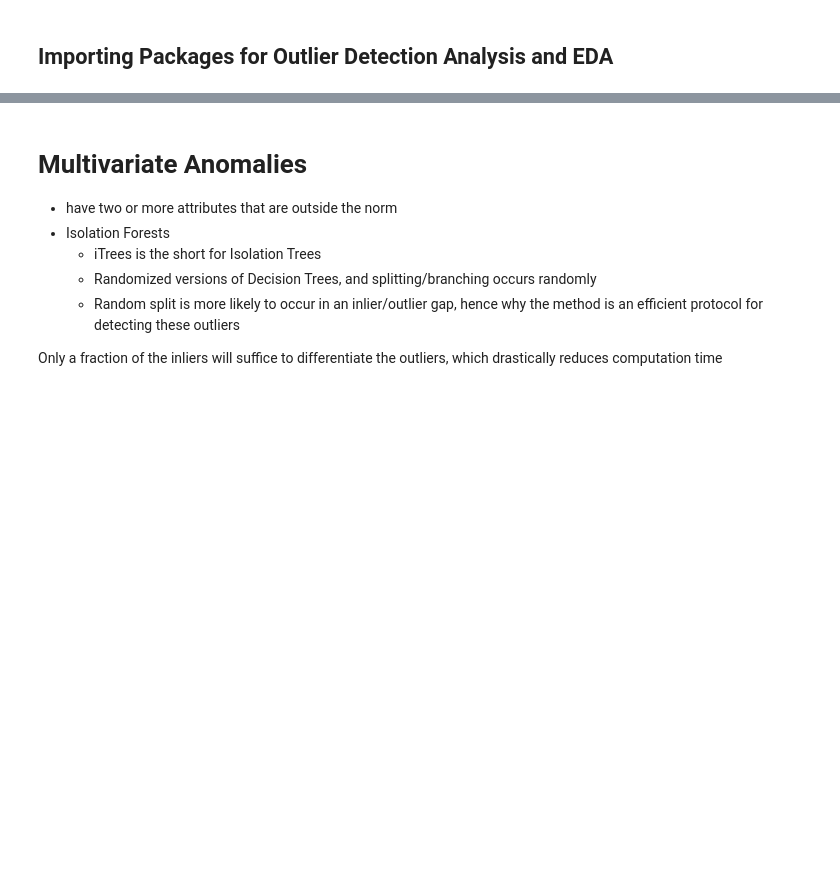
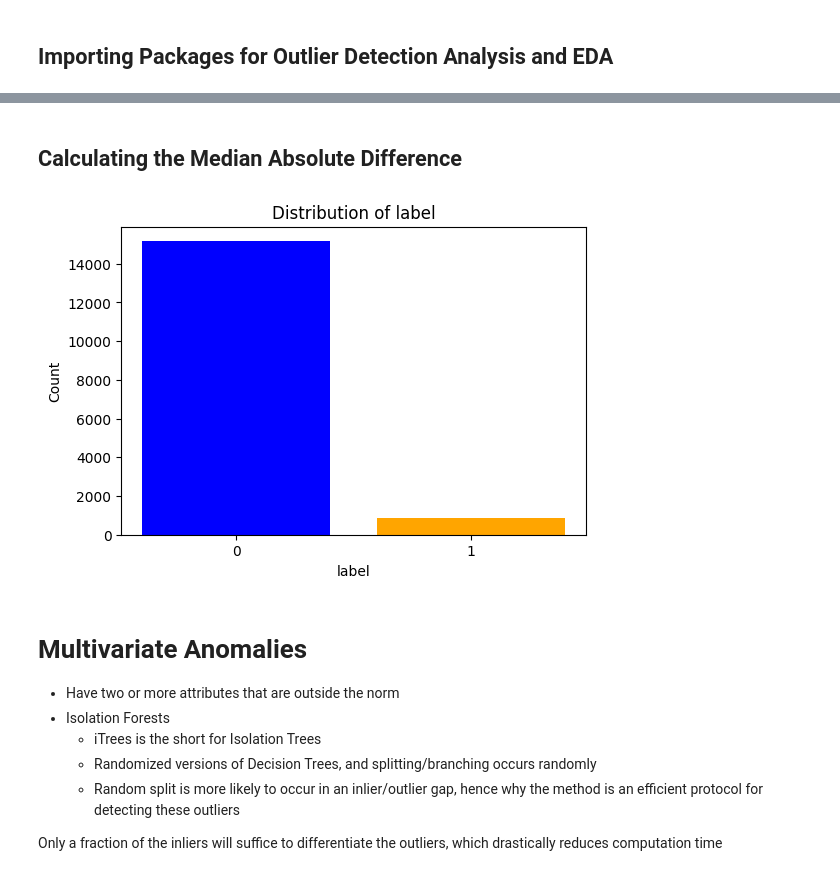
Before and after one commit to petartodorovic/Programming-Problems, a Jupyter notebook: RandomLearnings/AnomalyDetection.ipynb, the cells around one changed output, grey strips where cells are left out. Saved outputs shown, nothing was run; the diff lists cells and outputs as text; code cells hidden in the pictures; blank space fills up the shorter version.

```diff
--- a/RandomLearnings/AnomalyDetection.ipynb
+++ b/RandomLearnings/AnomalyDetection.ipynb
@@ -20,0 +20,7 @@ input_df = pd.read_csv("/Users/petartodorovic/Documents/Programming/Programming-
+# %%
+input_df = pd.read_csv("datasets/listings.csv")
+input_df = input_df.select_dtypes(include=['int64','float64'])
+input_df = input_df.dropna()
+input_df['id'] = input_df['id'].astype(int)
+input_df = input_df.set_index('id')
+input_df.head()
@@ -20,0 +35,2 @@ input_df = pd.read_csv("/Users/petartodorovic/Documents/Programming/Programming-
+# %% [markdown]
+## Calculating the Median Absolute Difference
@@ -21,6 +61,31 @@ input_df = pd.read_csv("/Users/petartodorovic/Documents/Programming/Programming-
+# %%
+def plot_binary_barchart(df, column_name):
+    """
+    Plots a bar chart showing the counts of 0s and 1s in the specified column of a DataFrame.
+
+    Parameters:
+    df (pd.DataFrame): The input DataFrame.
+    column_name (str): The column containing 0s and 1s.
+    """
+    # Count occurrences of 0s and 1s
+    counts = df[column_name].value_counts()
+
+    # Create the bar chart
+    plt.figure(figsize=(6, 4))
+    plt.bar(counts.index.astype(str), counts.values, color=['blue', 'orange'])
+    plt.xlabel(column_name)
+    plt.ylabel("Count")
+    plt.title(f"Distribution of {column_name}")
+    plt.xticks([0, 1], labels=['0', '1'])
+    plt.show()
+# %%
+labels_df = pd.DataFrame(labels, columns = ['label'])
+plot_binary_barchart(labels_df, 'label')
+# %% [output]
+[figure, added]
 # %% [markdown]
 # Multivariate Anomalies
-- have two or more attributes that are outside the norm
+- Have two or more attributes that are outside the norm
 - Isolation Forests
     - iTrees is the short for Isolation Trees
     - Randomized versions of Decision Trees, and splitting/branching occurs randomly
```
Also changed, not shown: parts of 9 cells of this notebook, 1 other file.
